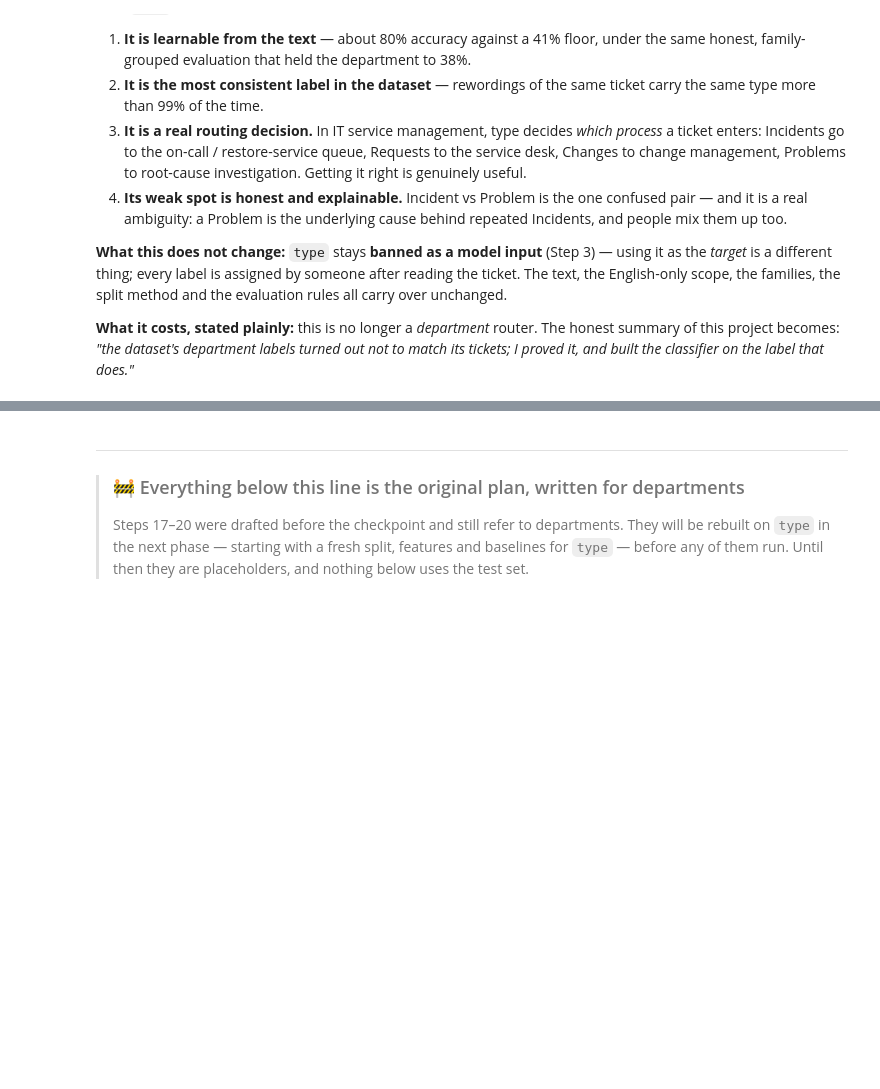
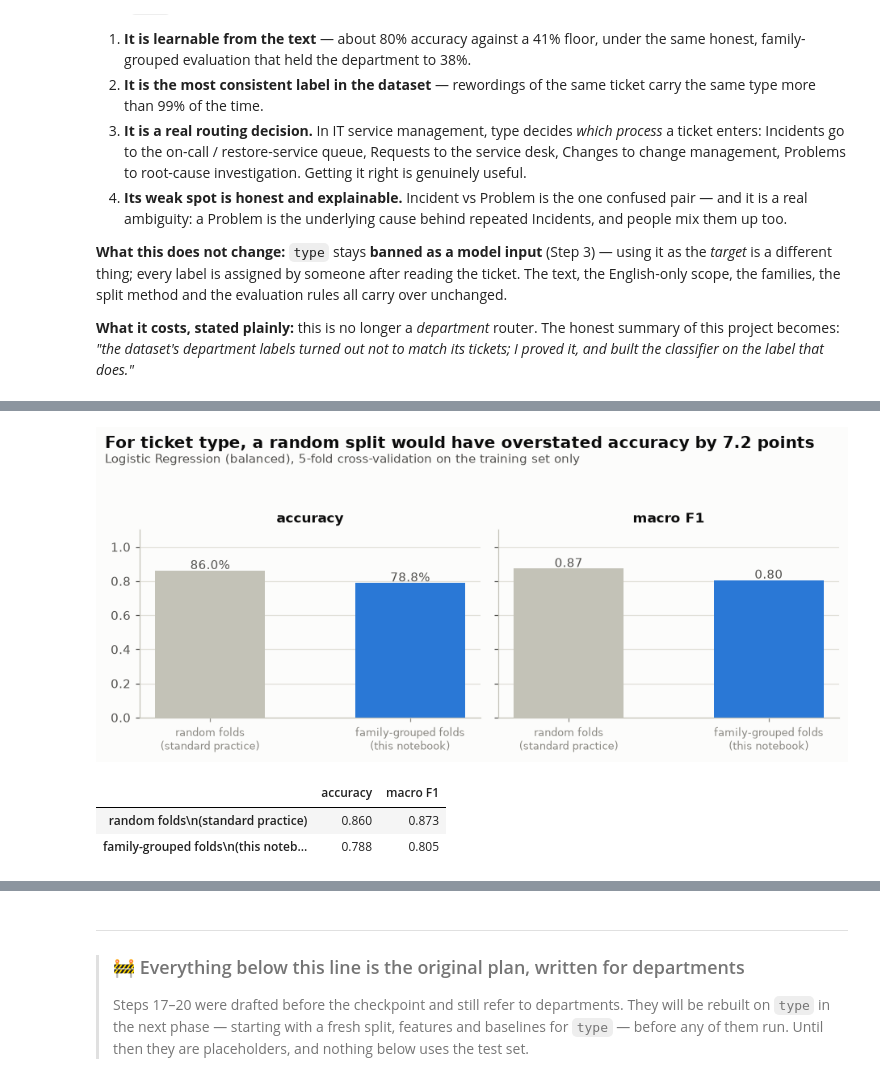
Before and after one commit to karthikiyer365/Live, a Jupyter notebook: topic-classification/department_classifier_pipeline.ipynb, the cells around one changed output, grey strips where cells are left out. Drawn from its saved outputs; the diff is of its cells as text; code cells hidden in the pictures; blank space fills up the shorter version.

```diff
--- a/topic-classification/department_classifier_pipeline.ipynb
+++ b/topic-classification/department_classifier_pipeline.ipynb
@@ -1722,0 +1897,13 @@ classifier on the label that does."*
+# %%
+# Phase 4B (confirm) — train the selected model on all of train, score once on validation
+type_val = {}
+for name in ["Dummy — always biggest", "Dummy — random by size", BEST_TYPE_MODEL]:
+    model = clone(candidates[name]).fit(X_train, y_train)
+    type_val[name], _ = evaluate(y_val, model.predict(X_val), labels=TYPES)
+    if name == BEST_TYPE_MODEL:
+        selected_type_model = model
+cols = ["accuracy", "macro F1", "weighted F1", "lowest department recall"]
+print(f"{BEST_TYPE_MODEL}: does validation agree with cross-validation?")
+display(pd.DataFrame({"cross-validation (train)": type_results.loc[BEST_TYPE_MODEL].rename({"lowest type recall": "lowest department recall"})[cols],
+                      "validation": pd.Series(type_val[BEST_TYPE_MODEL])[cols]}).rename(index={"lowest department recall": "lowest type recall"}).astype(float).round(3))
+pd.DataFrame(type_val).T.rename(columns={"lowest department recall": "lowest type recall", "weakest department": "weakest type"}).round(3)
@@ -1722,0 +1921,32 @@ classifier on the label that does."*
+# %%
+# Phase 4B (inflation) — would a random split have flattered the type model too? Training set only
+type_pipeline = make_pipeline(TfidfVectorizer(**TFIDF_PARAMS), clone(candidates[BEST_TYPE_MODEL]))
+type_cv_scores = {}
+for name, cv in cv_schemes.items():
+    s = cross_validate(type_pipeline, train_df["text"], y_train,
+                       groups=train_df["family_id"] if isinstance(cv, StratifiedGroupKFold) else None, cv=cv,
+                       scoring={"accuracy": "accuracy", "macro F1": "f1_macro"}, n_jobs=-1)
+    type_cv_scores[name] = {"accuracy": s["test_accuracy"].mean(), "macro F1": s["test_macro F1"].mean()}
+type_cv_scores = pd.DataFrame(type_cv_scores).T
+type_inflation = type_cv_scores.iloc[0] - type_cv_scores.iloc[1]
+
+fig, axes = plt.subplots(1, 2, figsize=(8.5, 3.8), sharey=True)
+for ax, metric, fmt in zip(axes, ["accuracy", "macro F1"], ["{:.1%}", "{:.2f}"]):
+    ax.bar(range(2), type_cv_scores[metric], width=0.55, color=[AXIS, CAT[0]])
+    for xi, v in enumerate(type_cv_scores[metric]):
+        ax.text(xi, v + 0.01, fmt.format(v), ha="center", fontsize=9.5, color=INK_2)
+    ax.set_xticks(range(2), type_cv_scores.index, fontsize=8.5)
+    ax.set_title(metric, fontsize=11, loc="center")
+    ax.grid(axis="x", visible=False)
+axes[0].set_ylim(0, 1.1)
+fig.suptitle(f"For ticket type, a random split would have overstated accuracy by {type_inflation['accuracy'] * 100:.1f} points",
+             x=0.01, ha="left", fontweight="bold", fontsize=13)
+fig.text(0.01, 0.9, f"{BEST_TYPE_MODEL}, 5-fold cross-validation on the training set only", fontsize=9.5, color=INK_2)
+fig.tight_layout(rect=(0, 0, 1, 0.88))
+plt.show()
+type_cv_scores.round(3)
+# %% [output]
+[figure, added]
+|  | accuracy | macro F1 |
+| random folds\n(standard practice) | 0.860 | 0.873 |
+| family-grouped folds\n(this noteb... | 0.788 | 0.805 |
```
Also changed, not shown: parts of 10 cells of this notebook.
